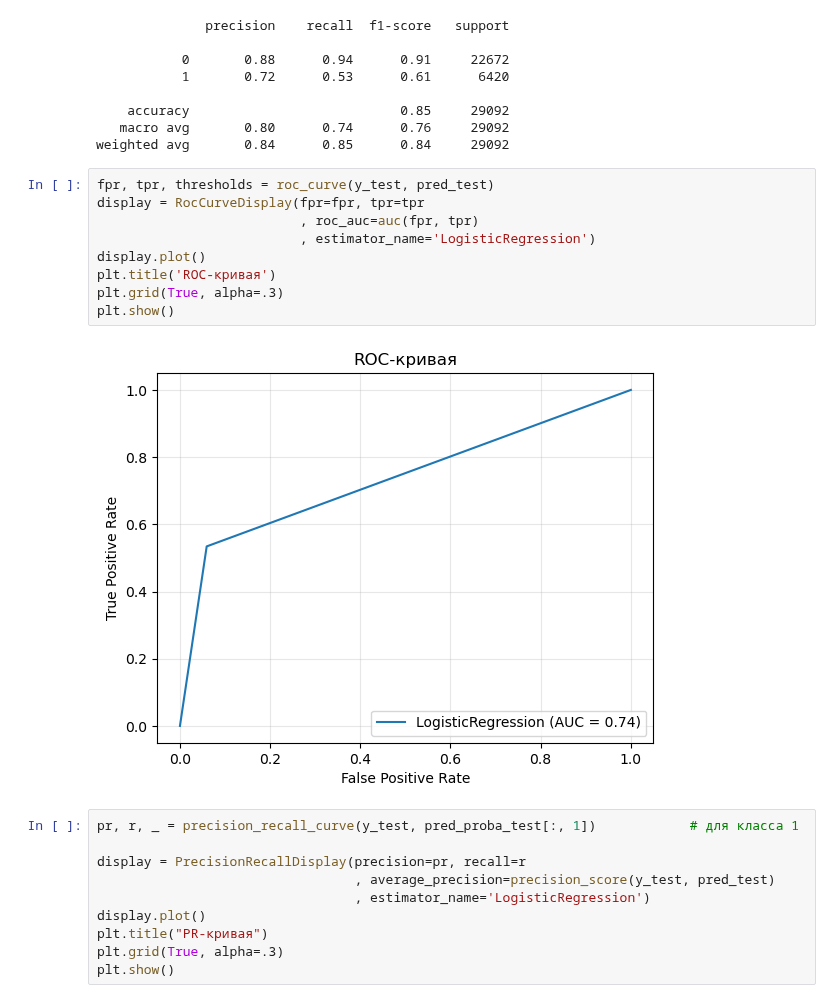
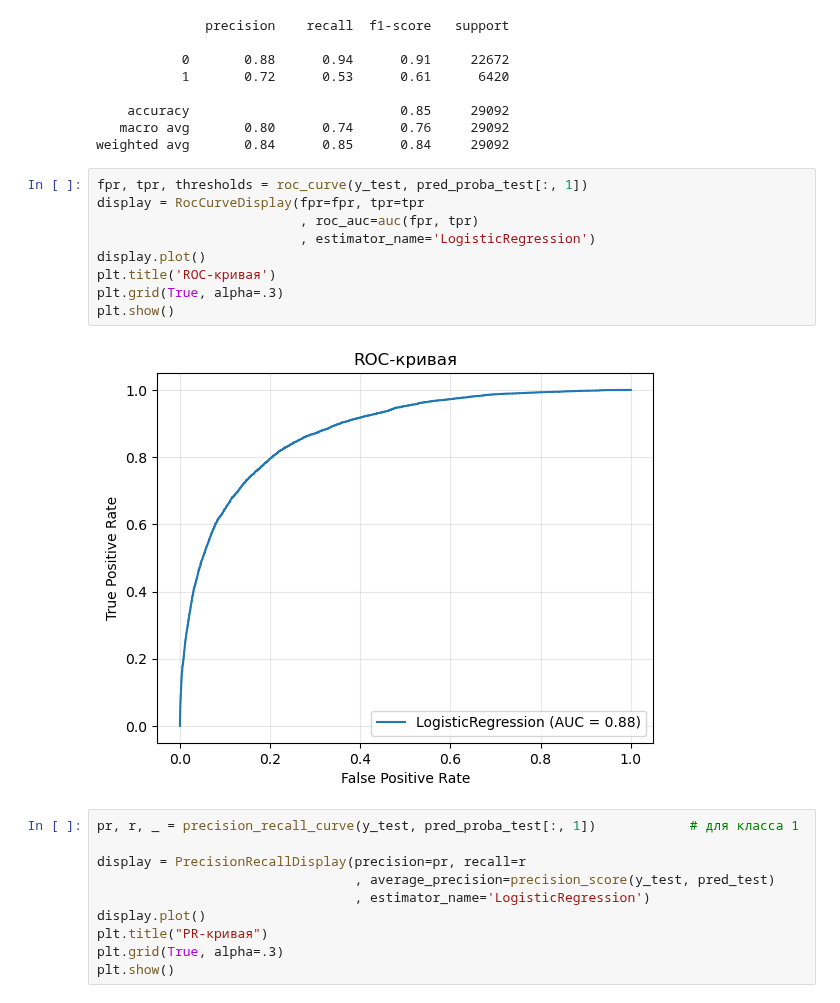
Before and after one commit to dnlygvtv/Python_for_Data_Science_HWs, a Jupyter notebook: HW/HW_9.ipynb, the cells around one changed output. Saved outputs shown, nothing was run; the diff lists cells and outputs as text.

```diff
--- a/HW/HW_9.ipynb
+++ b/HW/HW_9.ipynb
@@ -588,16 +588,16 @@ print(classification_report(y_test, pred_test))
    macro avg       0.80      0.74      0.76     29092
 weighted avg       0.84      0.85      0.84     29092
 # %%
-fpr, tpr, thresholds = roc_curve(y_test, pred_test)
+fpr, tpr, thresholds = roc_curve(y_test, pred_proba_test[:, 1])
 display = RocCurveDisplay(fpr=fpr, tpr=tpr
                           , roc_auc=auc(fpr, tpr)
                           , estimator_name='LogisticRegression')
 display.plot()
 plt.title('ROC-кривая')
 plt.grid(True, alpha=.3)
 plt.show()
 # %% [output]
-[figure, old version]
+[figure, new version]
 # %%
 pr, r, _ = precision_recall_curve(y_test, pred_proba_test[:, 1])            # для класса 1
 
```
Also changed, not shown: parts of 2 cells of this notebook, 1 other file.
